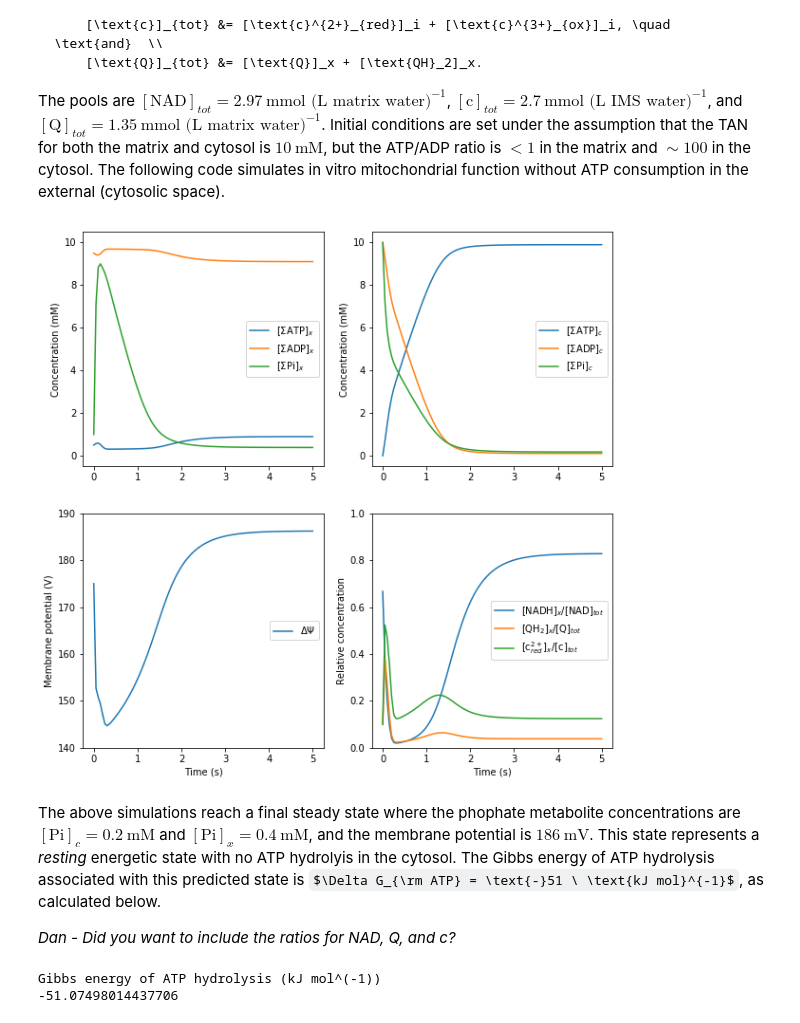
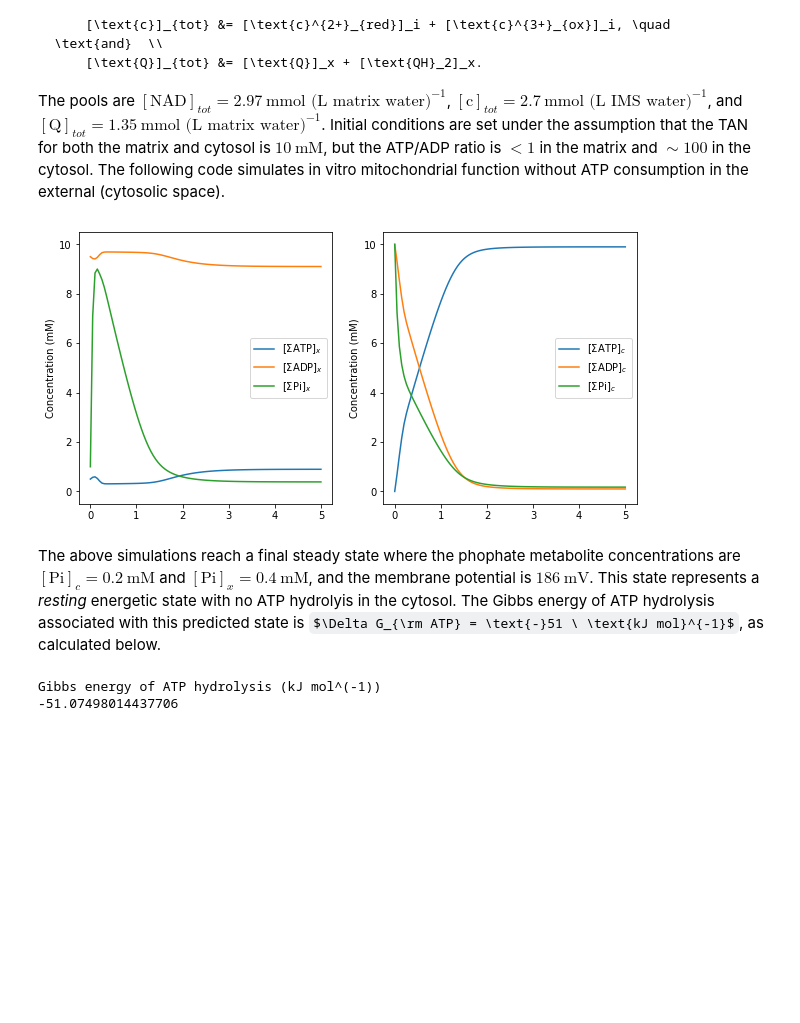
Before and after one commit to beards-lab/QAMAS_book, a Jupyter notebook: QAMAS/_build/jupyter_execute/BuildingModel.ipynb, the cells around one changed output. Cells and saved outputs as stored; diff of their text form; code cells hidden in the pictures; some formulas as TeX source; blank space fills up the shorter version.

```diff
--- a/QAMAS/_build/jupyter_execute/BuildingModel.ipynb
+++ b/QAMAS/_build/jupyter_execute/BuildingModel.ipynb
@@ -1122,65 +1122,49 @@ def dXdt(t, X, activity_array, solve_ode):
     # IMS species
     dcred_i = 2 * (J_C3 - J_C4) / W_i
 
     # Buffer species
     dATP_c = ( V_m2c * J_ANT - J_AtC ) / W_c
     dADP_c = (-V_m2c * J_ANT + J_AtC ) / W_c
     dPi_c  = (-V_m2c * J_PiC + J_AtC) / W_c
 
     dX = [dDPsi, dATP_x, dADP_x, dPi_x, dNADH_x, dQH2_x, dcred_i, dATP_c, dADP_c, dPi_c]
 
     # Need to be able to calculate fluxes after the fact
     if solve_ode == 1:
         return dX
     else:
         J = np.array([PATP_x, PADP_x, PPi_x, PATP_c, PADP_c, PPi_c, J_DH, J_C1, J_C3, J_C4, J_F, J_ANT, J_PiC, DrGapp_F])
         return dX, J
 
 
 # Time vector
 t = np.linspace(0,5,100)
 
 # Solve ODE
 results = solve_ivp(dXdt, [0, 5], X_0, method = 'Radau', t_eval=t, args=(activity_array,1))
 DPsi, sumATP_x,sumADP_x, sumPi_x, NADH_x, QH2_x, cred_i, sumATP_c, sumADP_c, sumPi_c = results.y
 
 # Plot figures
-fig, ax = plt.subplots(2,2, figsize = (10,10))
-ax[0,0].plot(t, sumATP_x*1000, label = '[$\Sigma$ATP]$_x$')
-ax[0,0].plot(t, sumADP_x*1000, label = '[$\Sigma$ADP]$_x$')
-ax[0,0].plot(t, sumPi_x*1000, label = '[$\Sigma$Pi]$_x$')
-ax[0,0].legend(loc="right")
-ax[0,0].set_ylabel('Concentration (mM)')
-ax[0,0].set_ylim((-.5,10.5))
+fig, ax = plt.subplots(1,2, figsize = (10,5))
+ax[0].plot(t, sumATP_x*1000, label = '[$\Sigma$ATP]$_x$')
+ax[0].plot(t, sumADP_x*1000, label = '[$\Sigma$ADP]$_x$')
+ax[0].plot(t, sumPi_x*1000, label = '[$\Sigma$Pi]$_x$')
+ax[0].legend(loc="right")
+ax[0].set_ylabel('Concentration (mM)')
+ax[0].set_ylim((-.5,10.5))
 
-ax[0,1].plot(t, sumATP_c*1000, label = '[$\Sigma$ATP]$_c$')
-ax[0,1].plot(t, sumADP_c*1000, label = '[$\Sigma$ADP]$_c$')
-ax[0,1].plot(t, sumPi_c*1000, label = '[$\Sigma$Pi]$_c$')
-ax[0,1].legend(loc="right")
-ax[0,1].set_ylabel('Concentration (mM)')
-ax[0,1].set_ylim((-.5,10.5))
-
-ax[1,0].plot(t, DPsi*1000, label = '$\Delta\Psi$')
-ax[1,0].set_ylim((140, 190))
-ax[1,0].legend(loc="right")
-ax[1,0].set_xlabel('Time (s)')
-ax[1,0].set_ylabel('Membrane potential (V)')
-
-ax[1,1].plot(t, NADH_x/NAD_tot, label = '[NADH]$_x$/[NAD]$_{tot}$')
-ax[1,1].plot(t, QH2_x/Q_tot, label = '[QH$_2$]$_x$/[Q]$_{tot}$')
-ax[1,1].plot(t, cred_i/c_tot, label = '[c$^{2+}_{red}$]$_x$/[c]$_{tot}$')
-ax[1,1].legend(loc="right")
-ax[1,1].set_xlabel('Time (s)')
-ax[1,1].set_ylabel('Relative concentration')
-ax[1,1].set_ylim((0, 1))
+ax[1].plot(t, sumATP_c*1000, label = '[$\Sigma$ATP]$_c$')
+ax[1].plot(t, sumADP_c*1000, label = '[$\Sigma$ADP]$_c$')
+ax[1].plot(t, sumPi_c*1000, label = '[$\Sigma$Pi]$_c$')
+ax[1].legend(loc="right")
+ax[1].set_ylabel('Concentration (mM)')
+ax[1].set_ylim((-.5,10.5))
 
 plt.show()
 # %% [output]
-[figure, old version]
+[figure, new version]
 # %% [markdown]
 The above simulations reach a final steady state where the phophate metabolite concentrations are $[\text{Pi}]_c = 0.2 \ \text{mM}$ and $[\text{Pi}]_x = 0.4 \ \text{mM}$, and the membrane potential is $186 \ \text{mV}$. This state represents a *resting* energetic state with no ATP hydrolyis in the cytosol. The Gibbs energy of ATP hydrolysis associated with this predicted state is $\Delta G_{\rm ATP} = \text{-}51 \ \text{kJ mol}^{-1}$, as calculated below.
-
-*Dan - Did you want to include the ratios for NAD, Q, and c?*
 # %%
 ### Find Gibbs energy of ATP hydrolysis ###
 dX, J_new = dXdt(t[-1],results.y[:,-1],activity_array,0)
```
Also changed, not shown: 26 other files.
